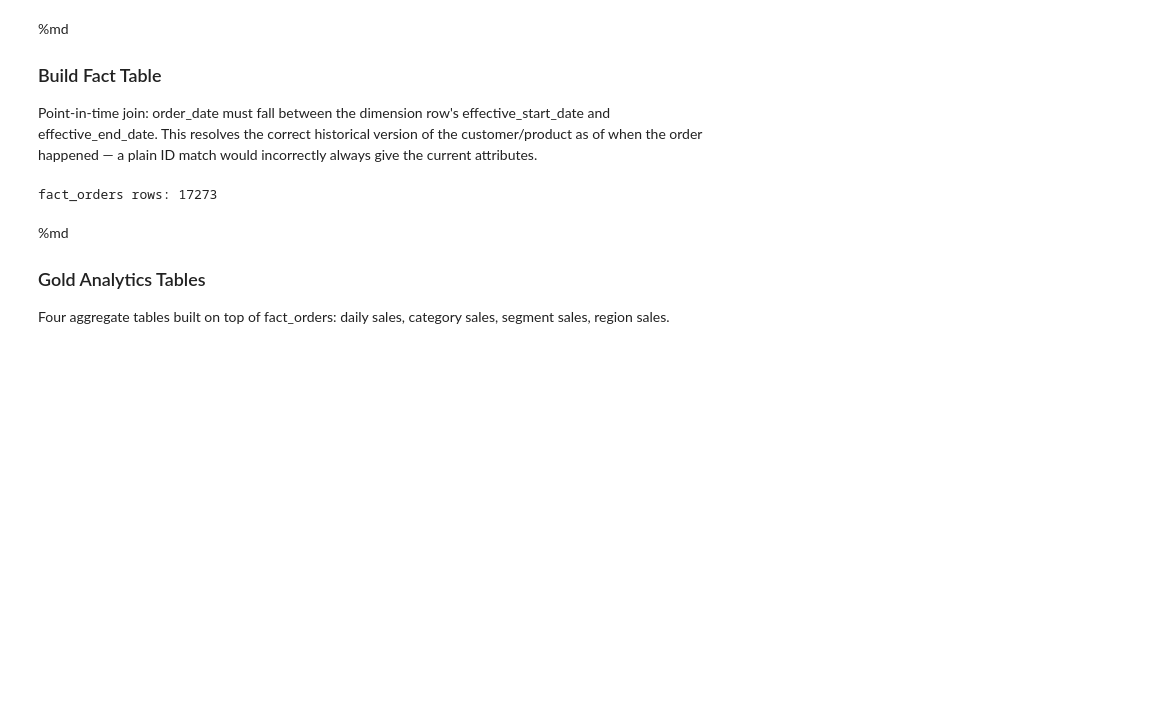
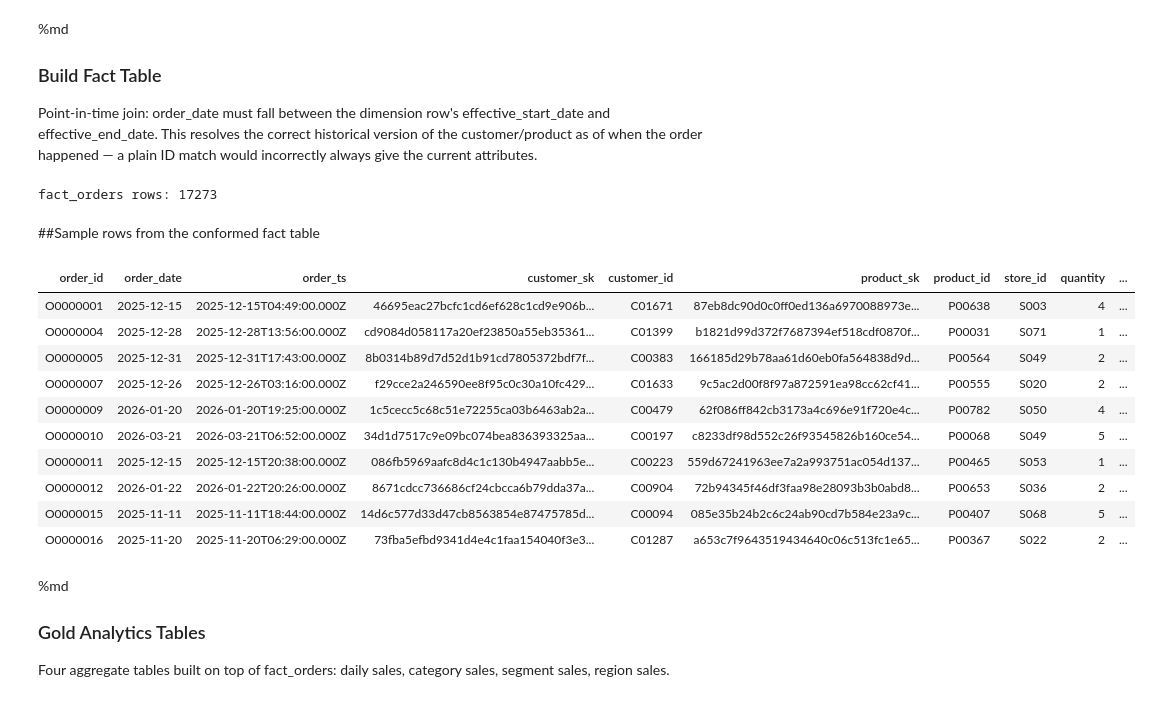
Before and after one commit to sakshamsharma-code/CEI_Internship, a Jupyter notebook: CEI Intern Project/Retail E-Commerce Sales Analytics Pipeline/04_gold.ipynb, the cells around one changed output. Saved outputs shown, nothing was run; the diff lists cells and outputs as text; code cells hidden in the pictures; blank space fills up the shorter version.

```diff
--- a/CEI Intern Project/Retail E-Commerce Sales Analytics Pipeline/04_gold.ipynb
+++ b/CEI Intern Project/Retail E-Commerce Sales Analytics Pipeline/04_gold.ipynb
@@ -73,6 +73,23 @@ fact_orders.write.format("delta").mode("overwrite") \
 print("fact_orders rows:", fact_orders.count())
 # %% [output]
 fact_orders rows: 17273
+# %% [markdown]
+##Sample rows from the conformed fact table
+# %%
+%sql
+SELECT * FROM retail_demo.gold.fact_orders LIMIT 10
+# %% [output]
+| order_id | order_date | order_ts | customer_sk | customer_id | product_sk | product_id | store_id | quantity | ... |
+| O0000001 | 2025-12-15 | 2025-12-15T04:49:00.000Z | 46695eac27bcfc1cd6ef628c1cd9e906b... | C01671 | 87eb8dc90d0c0ff0ed136a6970088973e... | P00638 | S003 | 4 | ... |
+| O0000004 | 2025-12-28 | 2025-12-28T13:56:00.000Z | cd9084d058117a20ef23850a55eb35361... | C01399 | b1821d99d372f7687394ef518cdf0870f... | P00031 | S071 | 1 | ... |
+| O0000005 | 2025-12-31 | 2025-12-31T17:43:00.000Z | 8b0314b89d7d52d1b91cd7805372bdf7f... | C00383 | 166185d29b78aa61d60eb0fa564838d9d... | P00564 | S049 | 2 | ... |
+| O0000007 | 2025-12-26 | 2025-12-26T03:16:00.000Z | f29cce2a246590ee8f95c0c30a10fc429... | C01633 | 9c5ac2d00f8f97a872591ea98cc62cf41... | P00555 | S020 | 2 | ... |
+| O0000009 | 2026-01-20 | 2026-01-20T19:25:00.000Z | 1c5cecc5c68c51e72255ca03b6463ab2a... | C00479 | 62f086ff842cb3173a4c696e91f720e4c... | P00782 | S050 | 4 | ... |
+| O0000010 | 2026-03-21 | 2026-03-21T06:52:00.000Z | 34d1d7517c9e09bc074bea836393325aa... | C00197 | c8233df98d552c26f93545826b160ce54... | P00068 | S049 | 5 | ... |
+| O0000011 | 2025-12-15 | 2025-12-15T20:38:00.000Z | 086fb5969aafc8d4c1c130b4947aabb5e... | C00223 | 559d67241963ee7a2a993751ac054d137... | P00465 | S053 | 1 | ... |
+| O0000012 | 2026-01-22 | 2026-01-22T20:26:00.000Z | 8671cdcc736686cf24cbcca6b79dda37a... | C00904 | 72b94345f46df3faa98e28093b3b0abd8... | P00653 | S036 | 2 | ... |
+| O0000015 | 2025-11-11 | 2025-11-11T18:44:00.000Z | 14d6c577d33d47cb8563854e87475785d... | C00094 | 085e35b24b2c6c24ab90cd7b584e23a9c... | P00407 | S068 | 5 | ... |
+| O0000016 | 2025-11-20 | 2025-11-20T06:29:00.000Z | 73fba5efbd9341d4e4c1faa154040f3e3... | C01287 | a653c7f9643519434640c06c513fc1e65... | P00367 | S022 | 2 | ... |
 # %% [markdown]
 %md
 ### Gold Analytics Tables
```
Also changed, not shown: parts of 3 cells of this notebook, 41 other files.
